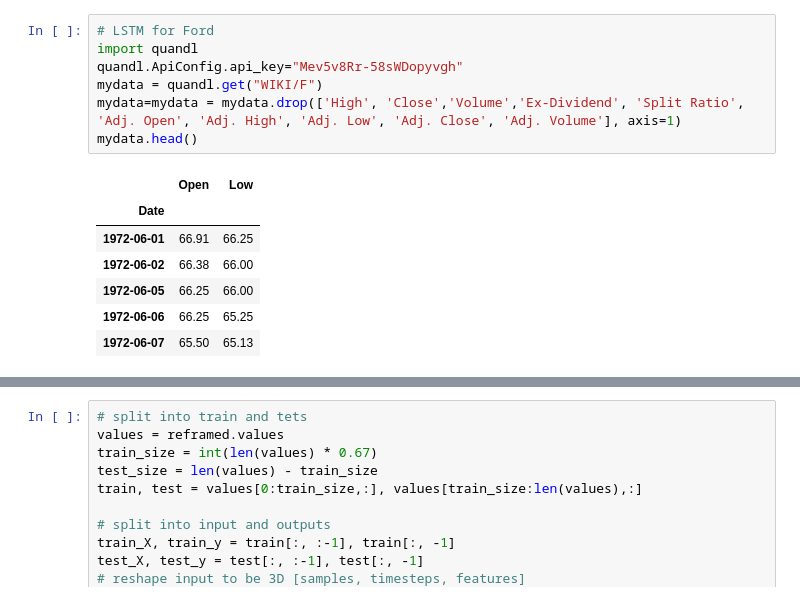
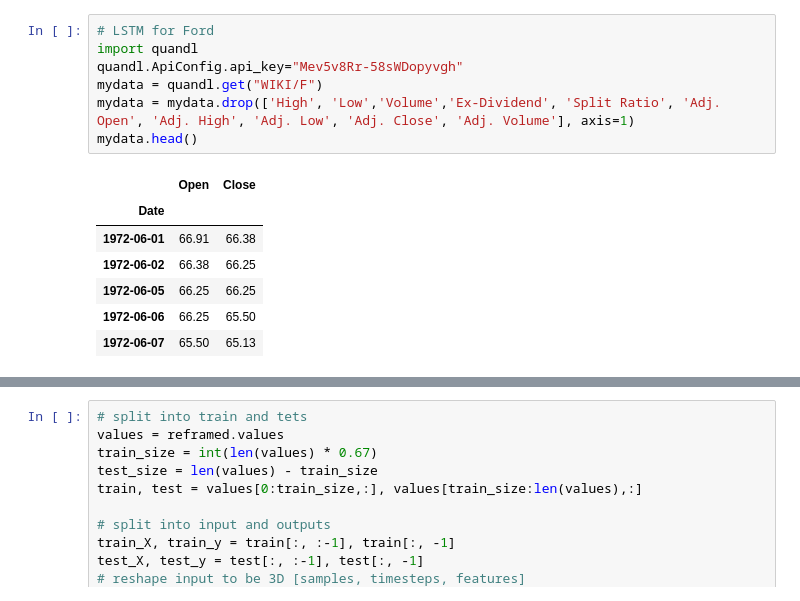
Before and after one commit to pszkilnyk/skittles, a Jupyter notebook: F1.ipynb, the cells around one changed output, grey strips where cells are left out. Cells and saved outputs as stored; diff of their text form.

```diff
--- a/F1.ipynb
+++ b/F1.ipynb
@@ -1,17 +1,17 @@
 # %%
 # LSTM for Ford
 import quandl
 quandl.ApiConfig.api_key="Mev5v8Rr-58sWDopyvgh"
 mydata = quandl.get("WIKI/F")
-mydata=mydata = mydata.drop(['High', 'Close','Volume','Ex-Dividend', 'Split Ratio', 'Adj. Open', 'Adj. High', 'Adj. Low', 'Adj. Close', 'Adj. Volume'], axis=1)
+mydata = mydata.drop(['High', 'Low','Volume','Ex-Dividend', 'Split Ratio', 'Adj. Open', 'Adj. High', 'Adj. Low', 'Adj. Close', 'Adj. Volume'], axis=1)
 mydata.head()
 # %% [output]
-|  | Open | Low |
+|  | Open | Close |
 | Date |  |  |
-| 1972-06-01 | 66.91 | 66.25 |
-| 1972-06-02 | 66.38 | 66.00 |
-| 1972-06-05 | 66.25 | 66.00 |
-| 1972-06-06 | 66.25 | 65.25 |
+| 1972-06-01 | 66.91 | 66.38 |
+| 1972-06-02 | 66.38 | 66.25 |
+| 1972-06-05 | 66.25 | 66.25 |
+| 1972-06-06 | 66.25 | 65.50 |
 | 1972-06-07 | 65.50 | 65.13 |
 # %%
 from math import sqrt
```
Also changed, not shown: parts of 4 cells of this notebook.
